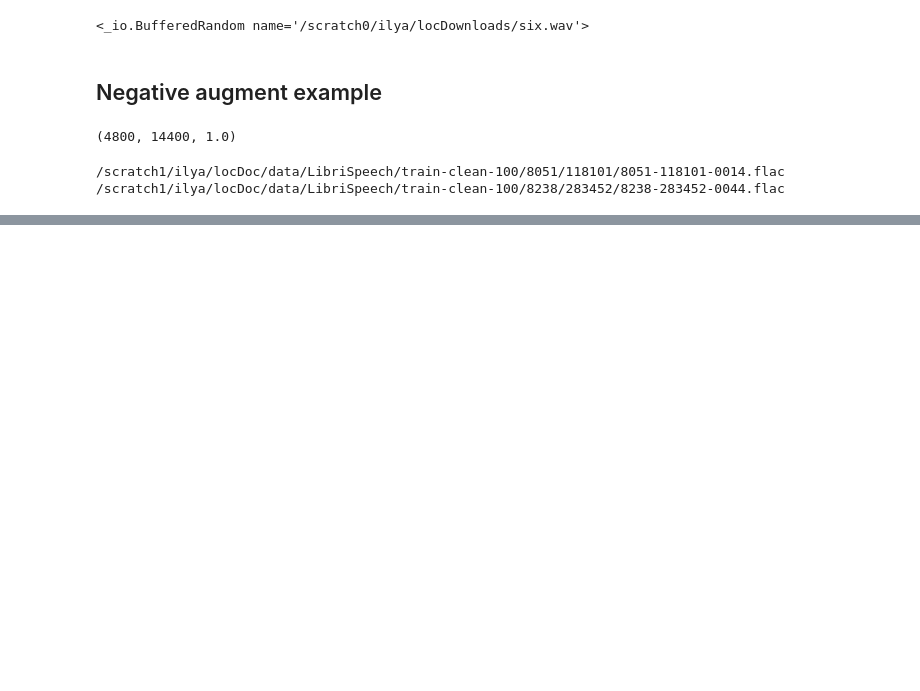
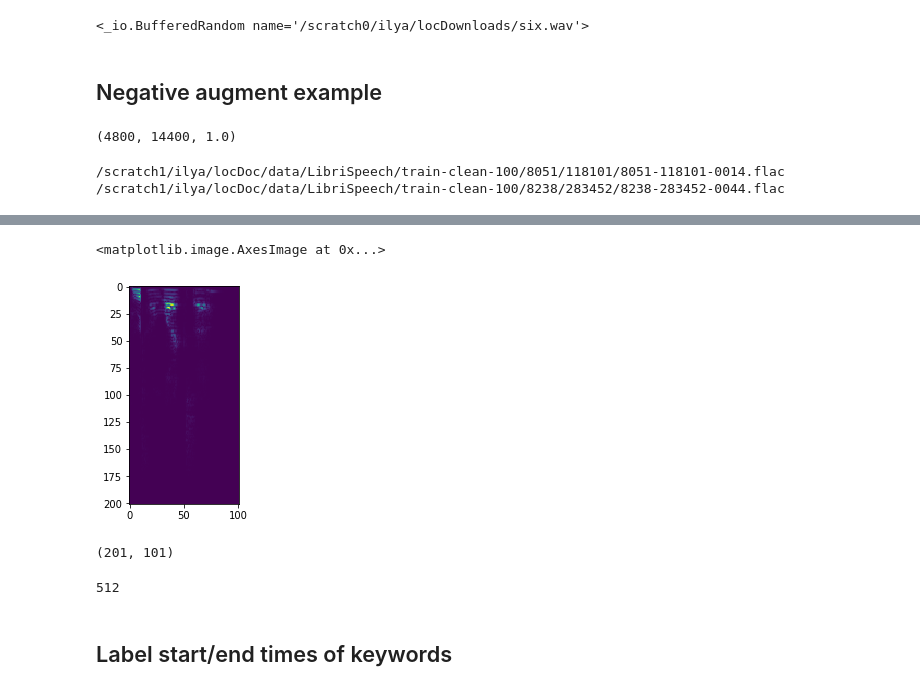
Before and after one commit to ilyakava/py3fst, a Jupyter notebook: data_augment.ipynb, the cells around one changed output, grey strips where cells are left out. Drawn from its saved outputs; the diff is of its cells as text; code cells hidden in the pictures; blank space fills up the shorter version.

```diff
--- a/data_augment.ipynb
+++ b/data_augment.ipynb
@@ -309,0 +315,3 @@ plt.imshow(specs[26])
+# %%
+y = mixed[8000:24000]
+ipd.Audio(y, rate=sr)
@@ -309,0 +320,16 @@ plt.imshow(specs[26])
+# %%
+spec = np.abs(librosa.core.stft(y, win_length=(sr // 40), hop_length=(sr // 100), n_fft=(sr // 40)))
+plt.imshow(spec)
+# %% [output]
+<matplotlib.image.AxesImage at 0x...>
+[figure, added]
+# %%
+spec.shape
+# %% [output]
+(201, 101)
+# %%
+closest_power_of_2(sr // 40)
+# %% [output]
+512
+# %% [markdown]
+## Label start/end times of keywords
```
Also changed, not shown: parts of 21 cells of this notebook, 3 other files.
